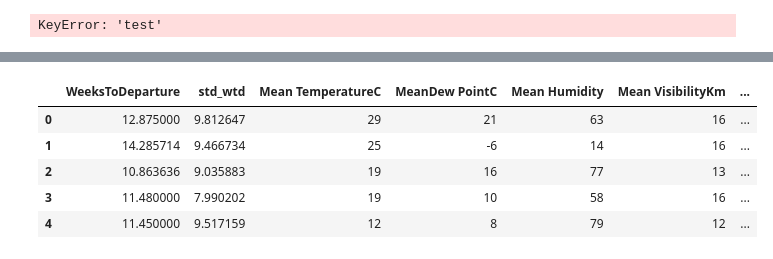
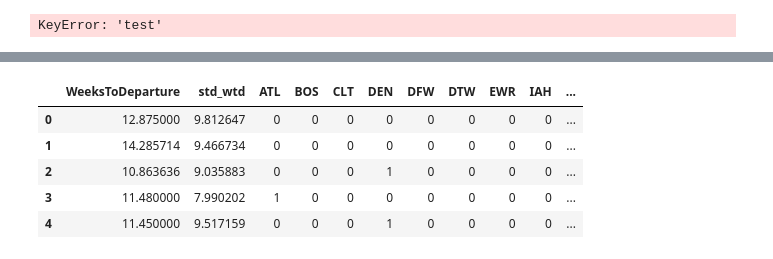
Before and after one commit to AdrienToulouse/Predicting_air_traffic, a Jupyter notebook: Polo's feature_extractors.ipynb, the cells around one changed output, grey strips where cells are left out. Saved outputs shown, nothing was run; the diff lists cells and outputs as text; code cells hidden in the pictures.

```diff
--- a/Polo's feature_extractors.ipynb
+++ b/Polo's feature_extractors.ipynb
@@ -7,3 +7,6 @@ from sklearn.preprocessing import StandardScaler
 # %%
 problem = imp.load_source('', 'problem.py')
 X_df, y_array = problem.get_train_data()
+# %%
+for a in X_df.loc[:, 'Departure'].values:
+    print(a)
@@ -9,0 +31,6 @@ X_df, y_array = problem.get_train_data()
+# %%
+X_df['log_PAX'] = y_array
+cols = X_df.columns.tolist()
+cols = cols[-1:] + cols[:-1]
+X_df = X_df[cols]
+X_df.head()
@@ -9,0 +44,6 @@ X_df, y_array = problem.get_train_data()
+# %%
+mean_encode_dep = X_df.groupby('Departure')['log_PAX'].mean()
+mean_encode_ar = X_df.groupby('Arrival')['log_PAX'].mean()
+X_df.loc[:, 'dep_encod'] = X_df['Departure'].map(mean_encode_dep)
+X_df.loc[:, 'ar_encod'] = X_df['Arrival'].map(mean_encode_ar)
+X_df.head()
@@ -53,3 +105,14 @@ X_encoded = X_encoded.fillna(0)
         assert list(X_encoded.columns) == list(self.columns)
         X_array = X_encoded.values
         return X_array
+# %%
+X_encoded = X_encoded.join(pd.get_dummies(X_encoded['Departure']))
+X_encoded = X_encoded.join(pd.get_dummies(X_encoded['Arrival'], prefix='a'))
+X_encoded = X_encoded.drop('Departure', axis=1)
+X_encoded = X_encoded.drop('Arrival', axis=1)
+pd.get_dummies(X_encoded['Departure'])
+
+for a in X_df.loc[:, 'Departure'].values:
+    X_encoded.loc[:, a] = X_encoded.loc[:, 'dep_encod']*X_encoded.loc[:, a]
+
+X_encoded.head()
@@ -56,32 +126,29 @@ X_encoded = X_encoded.fillna(0)
 # %%
-X_encoded = X_encoded.join(pd.get_dummies(X_encoded['Departure'], prefix='d'))
-X_encoded = X_encoded.join(pd.get_dummies(X_encoded['Arrival'], prefix='a'))
-X_encoded = X_encoded.drop('Departure', axis=1)
-X_encoded = X_encoded.drop('Arrival', axis=1)
+
 
 X_encoded['DateOfDeparture'] = pd.to_datetime(X_encoded['DateOfDeparture'])
 #X_encoded['year'] = X_encoded['DateOfDeparture'].dt.year
 #X_encoded['month'] = X_encoded['DateOfDeparture'].dt.month
 X_encoded['weekday'] = X_encoded['DateOfDeparture'].dt.weekday
 #X_encoded['n_days'] = X_encoded['DateOfDeparture'].apply(lambda date: (date - pd.to_datetime("1970-01-01")).days)
 
 #X_encoded = X_encoded.join(pd.get_dummies(X_encoded['year'], prefix='y'))
 #X_encoded = X_encoded.join(pd.get_dummies(X_encoded['month'], prefix='m'))
 X_encoded = X_encoded.join(pd.get_dummies(X_encoded['weekday'], prefix='wd'))
 
 #X_encoded = X_encoded.drop(['year', 'month', 'weekday', 'n_days'], axis=1)
 X_encoded = X_encoded.drop(['weekday'], axis=1)
 
 X_encoded = X_encoded.drop('DateOfDeparture', axis=1)
 
 X_encoded.head()
 # %% [output]
-|  | WeeksToDeparture | std_wtd | Mean TemperatureC | MeanDew PointC | Mean Humidity | Mean VisibilityKm | ... |
-| 0 | 12.875000 | 9.812647 | 29 | 21 | 63 | 16 | ... |
-| 1 | 14.285714 | 9.466734 | 25 | -6 | 14 | 16 | ... |
-| 2 | 10.863636 | 9.035883 | 19 | 16 | 77 | 13 | ... |
-| 3 | 11.480000 | 7.990202 | 19 | 10 | 58 | 16 | ... |
-| 4 | 11.450000 | 9.517159 | 12 | 8 | 79 | 12 | ... |
+|  | WeeksToDeparture | std_wtd | ATL | BOS | CLT | DEN | DFW | DTW | EWR | IAH | ... |
+| 0 | 12.875000 | 9.812647 | 0 | 0 | 0 | 0 | 0 | 0 | 0 | 0 | ... |
+| 1 | 14.285714 | 9.466734 | 0 | 0 | 0 | 0 | 0 | 0 | 0 | 0 | ... |
+| 2 | 10.863636 | 9.035883 | 0 | 0 | 0 | 1 | 0 | 0 | 0 | 0 | ... |
+| 3 | 11.480000 | 7.990202 | 1 | 0 | 0 | 0 | 0 | 0 | 0 | 0 | ... |
+| 4 | 11.450000 | 9.517159 | 0 | 0 | 0 | 1 | 0 | 0 | 0 | 0 | ... |
 # %%
 
 c
```
Also changed, not shown: parts of 6 cells of this notebook, 5 other files.
